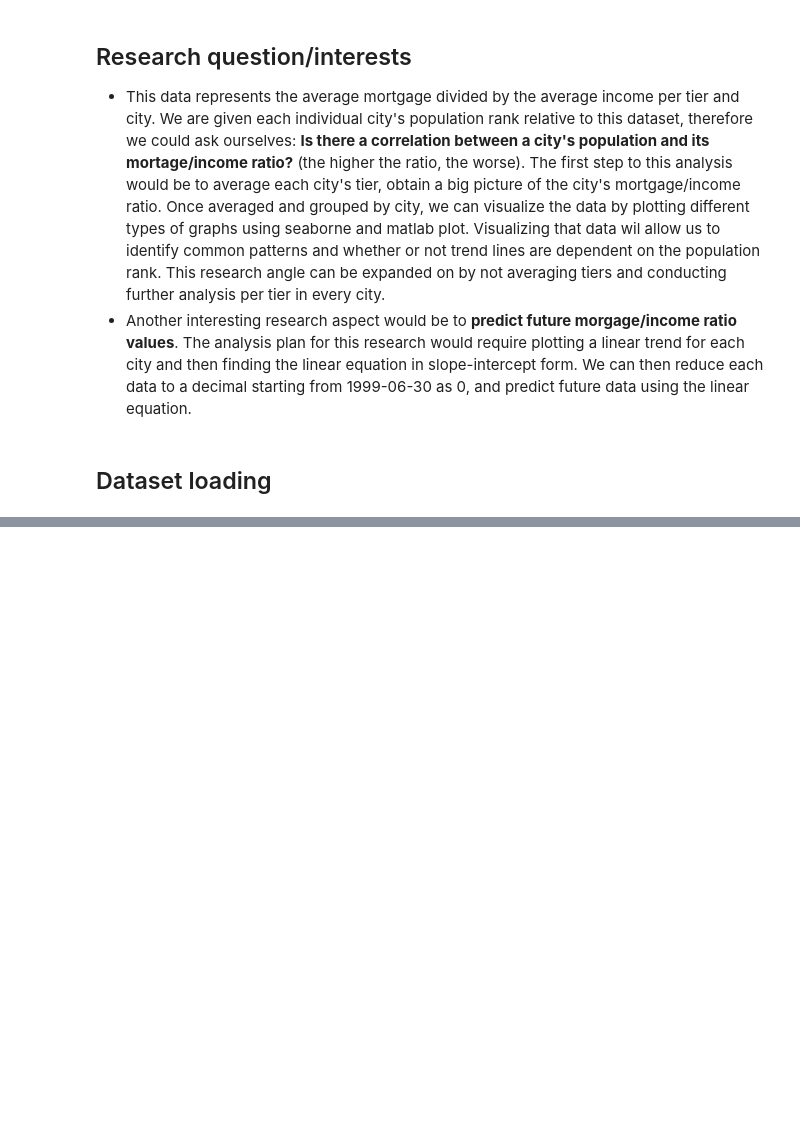
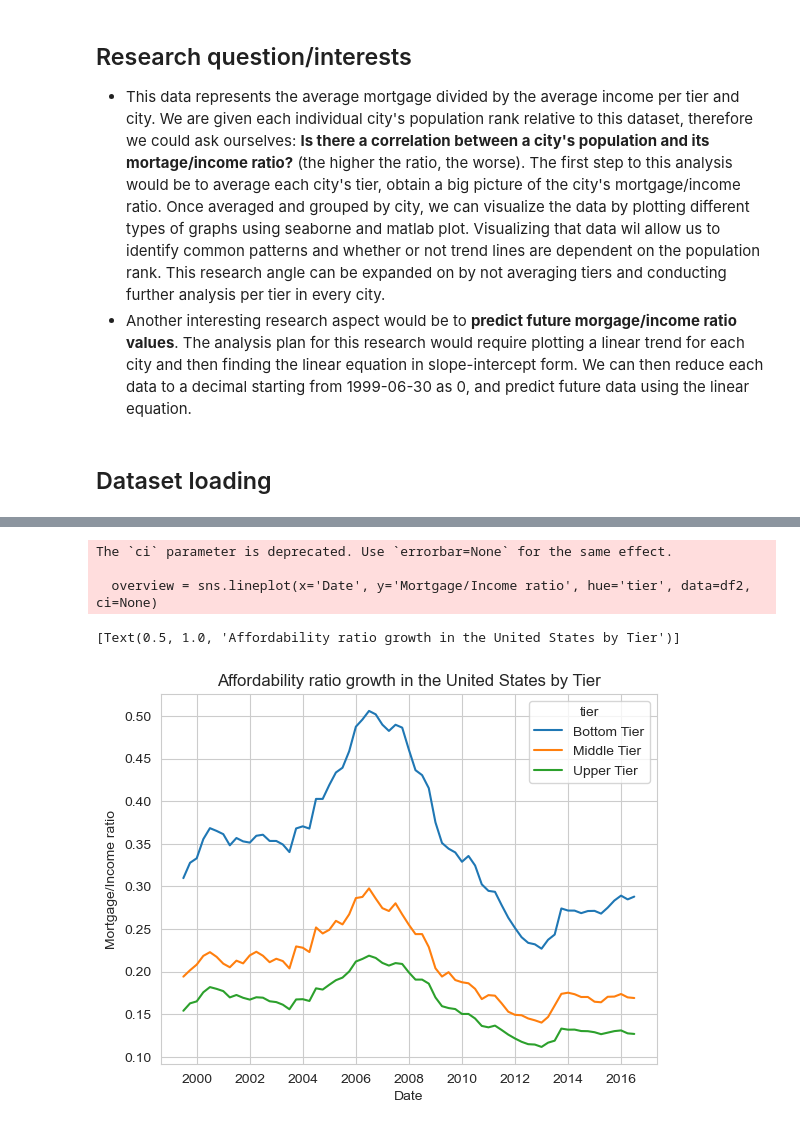
Before and after one commit to ubco-W2022T2-data301/project-group-therealgroup30, a Jupyter notebook: analysis/analysisAlrick.ipynb, the cells around one changed output, grey strips where cells are left out. Cells and saved outputs as stored; diff of their text form; code cells hidden in the pictures; blank space fills up the shorter version.

Commit message:
First preliminary visualization done

```diff
--- a/analysis/analysisAlrick.ipynb
+++ b/analysis/analysisAlrick.ipynb
@@ -12,3 +10,9 @@ import pandas as pd
+# %%
+import pandas as pd
+import numpy as np
+import matplotlib.pylab as plt
+import seaborn as sns
+sns.set_style
 # %%
 df = pd.read_csv('../data/raw/TieredAffordability_Mortgage.csv')
 df
@@ -14,0 +37,17 @@ df
+# %%
+df2 = df.melt(id_vars=['RegionID', 'RegionName', 'PopRank', 'tier'],
+             var_name='Date', value_name='Mortgage/Income ratio')
+
+# Convert the 'Date' column to a datetime object
+df2['Date'] = pd.to_datetime(df2['Date'])
+
+# Plot the data using Seaborn
+sns.set_style('whitegrid')
+overview = sns.lineplot(x='Date', y='Mortgage/Income ratio', hue='tier', data=df2, ci=None)
+overview.set(title='Affordability ratio growth in the United States by Tier')
+# %% [output]
+The `ci` parameter is deprecated. Use `errorbar=None` for the same effect.
+
+  overview = sns.lineplot(x='Date', y='Mortgage/Income ratio', hue='tier', data=df2, ci=None)
+[Text(0.5, 1.0, 'Affordability ratio growth in the United States by Tier')]
+[figure, added]
```
Also changed, not shown: parts of 3 cells of this notebook.
